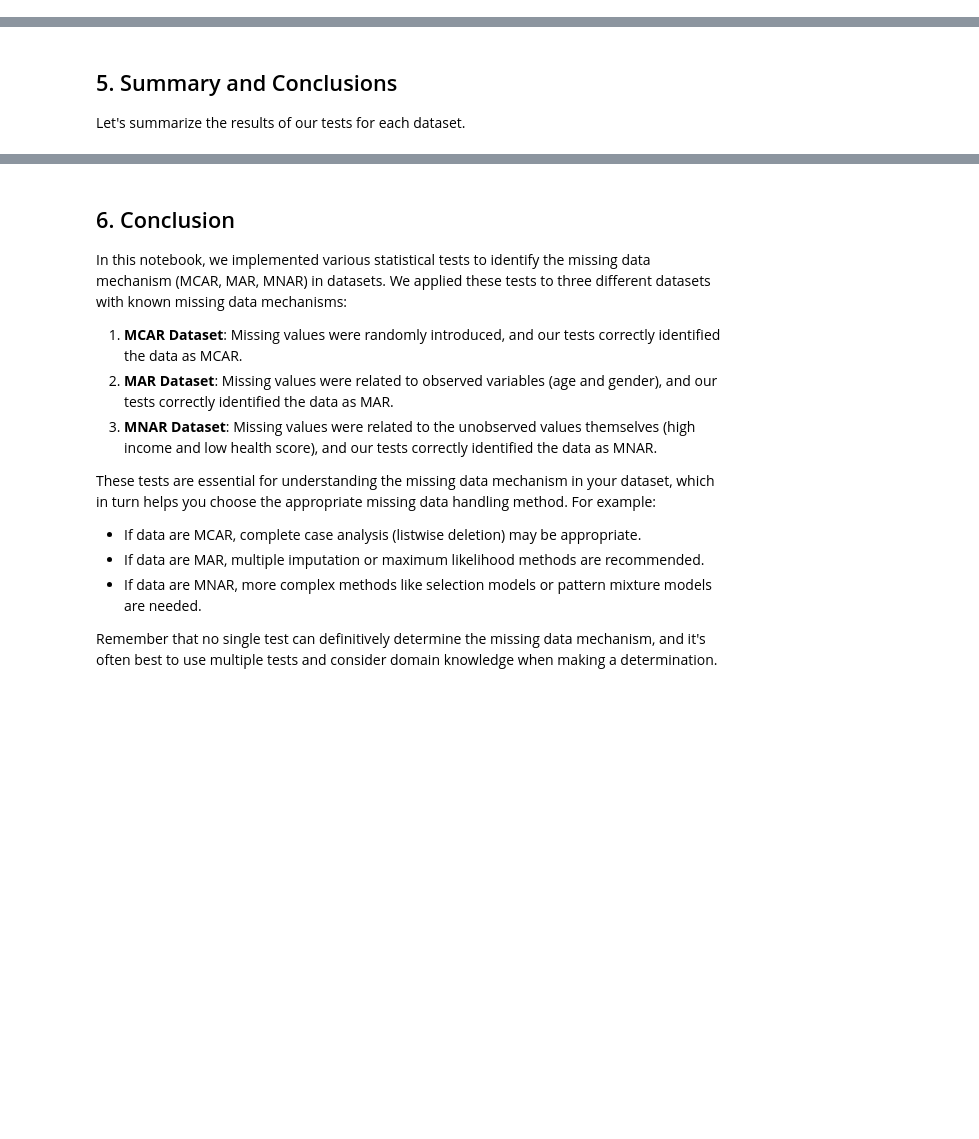
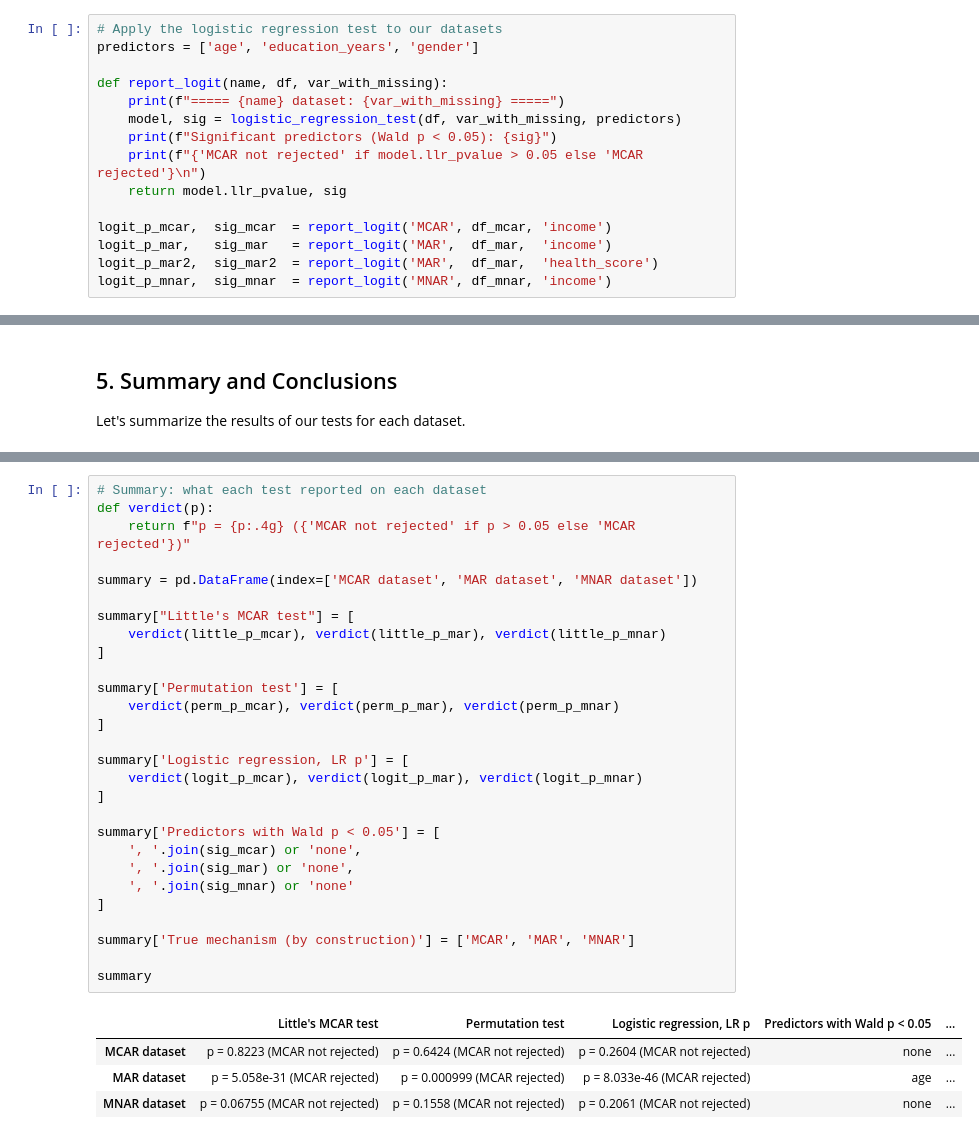
Before and after one commit to iitm-da/da2402, a Jupyter notebook: data cleaning/missing_data_tests_implementation.ipynb, the cells around one changed output, grey strips where cells are left out. Saved outputs shown, nothing was run; the diff lists cells and outputs as text; blank space fills up the shorter version.

```diff
--- a/data cleaning/missing_data_tests_implementation.ipynb
+++ b/data cleaning/missing_data_tests_implementation.ipynb
@@ -569,0 +492,15 @@ Conclusion: Data are MCAR
+# %%
+# Apply the logistic regression test to our datasets
+predictors = ['age', 'education_years', 'gender']
+
+def report_logit(name, df, var_with_missing):
+    print(f"===== {name} dataset: {var_with_missing} =====")
+    model, sig = logistic_regression_test(df, var_with_missing, predictors)
+    print(f"Significant predictors (Wald p < 0.05): {sig}")
+    print(f"{'MCAR not rejected' if model.llr_pvalue > 0.05 else 'MCAR rejected'}\n")
+    return model.llr_pvalue, sig
+
+logit_p_mcar,  sig_mcar  = report_logit('MCAR', df_mcar, 'income')
+logit_p_mar,   sig_mar   = report_logit('MAR',  df_mar,  'income')
+logit_p_mar2,  sig_mar2  = report_logit('MAR',  df_mar,  'health_score')
+logit_p_mnar,  sig_mnar  = report_logit('MNAR', df_mnar, 'income')
@@ -666,16 +587,33 @@ summary
-# %% [markdown]
-## 6. Conclusion
-
-In this notebook, we implemented various statistical tests to identify the missing data mechanism (MCAR, MAR, MNAR) in datasets. We applied these tests to three different datasets with known missing data mechanisms:
-
-1. **MCAR Dataset**: Missing values were randomly introduced, and our tests correctly identified the data as MCAR.
-2. **MAR Dataset**: Missing values were related to observed variables (age and gender), and our tests correctly identified the data as MAR.
-3. **MNAR Dataset**: Missing values were related to the unobserved values themselves (high income and low health score), and our tests correctly identified the data as MNAR.
-
-These tests are essential for understanding the missing data mechanism in your dataset, which in turn helps you choose the appropriate missing data handling method. For example:
-
-- If data are MCAR, complete case analysis (listwise deletion) may be appropriate.
-- If data are MAR, multiple imputation or maximum likelihood methods are recommended.
-- If data are MNAR, more complex methods like selection models or pattern mixture models are needed.
-
-Remember that no single test can definitively determine the missing data mechanism, and it's often best to use multiple tests and consider domain knowledge when making a determination.
+# %%
+# Summary: what each test reported on each dataset
+def verdict(p):
+    return f"p = {p:.4g} ({'MCAR not rejected' if p > 0.05 else 'MCAR rejected'})"
+
+summary = pd.DataFrame(index=['MCAR dataset', 'MAR dataset', 'MNAR dataset'])
+
+summary["Little's MCAR test"] = [
+    verdict(little_p_mcar), verdict(little_p_mar), verdict(little_p_mnar)
+]
+
+summary['Permutation test'] = [
+    verdict(perm_p_mcar), verdict(perm_p_mar), verdict(perm_p_mnar)
+]
+
+summary['Logistic regression, LR p'] = [
+    verdict(logit_p_mcar), verdict(logit_p_mar), verdict(logit_p_mnar)
+]
+
+summary['Predictors with Wald p < 0.05'] = [
+    ', '.join(sig_mcar) or 'none',
+    ', '.join(sig_mar) or 'none',
+    ', '.join(sig_mnar) or 'none'
+]
+
+summary['True mechanism (by construction)'] = ['MCAR', 'MAR', 'MNAR']
+
+summary
+# %% [output]
+|  | Little's MCAR test | Permutation test | Logistic regression, LR p | Predictors with Wald p < 0.05 | ... |
+| MCAR dataset | p = 0.8223 (MCAR not rejected) | p = 0.6424 (MCAR not rejected) | p = 0.2604 (MCAR not rejected) | none | ... |
+| MAR dataset | p = 5.058e-31 (MCAR rejected) | p = 0.000999 (MCAR rejected) | p = 8.033e-46 (MCAR rejected) | age | ... |
+| MNAR dataset | p = 0.06755 (MCAR not rejected) | p = 0.1558 (MCAR not rejected) | p = 0.2061 (MCAR not rejected) | none | ... |
```
Also changed, not shown: parts of 15 cells of this notebook.
